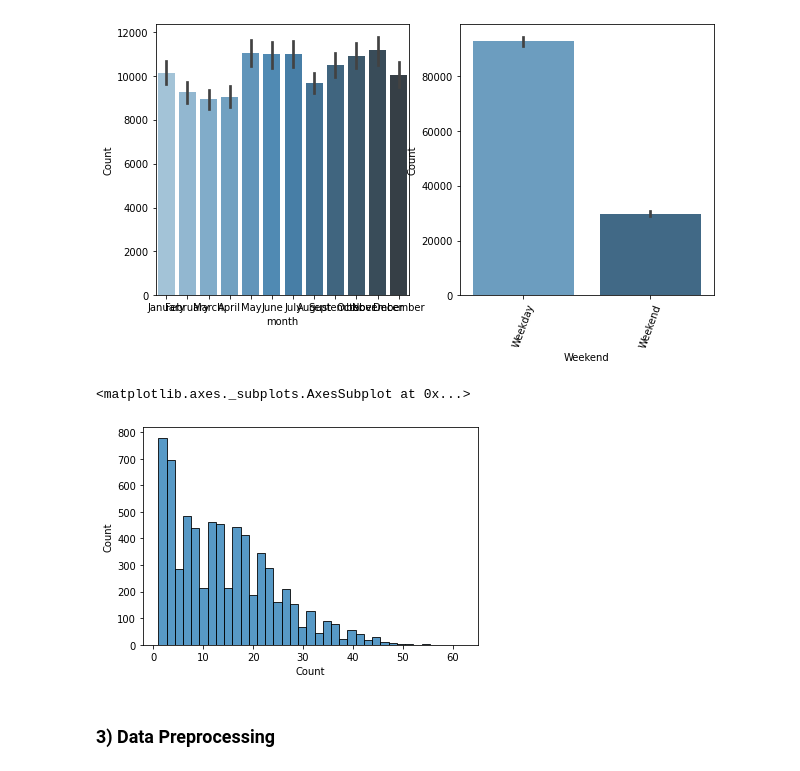
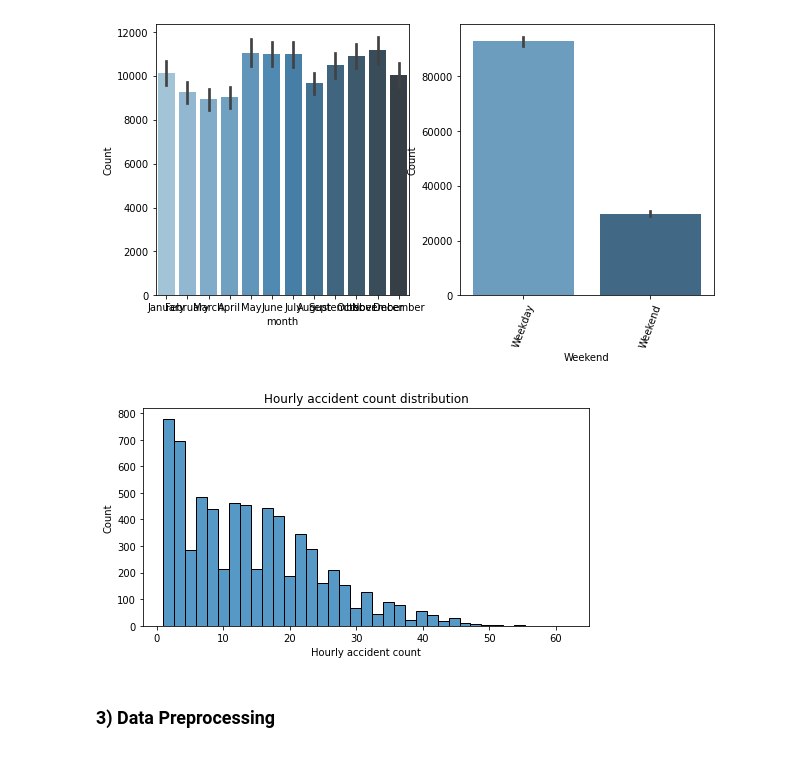
Before and after one commit to vincm1/UK_accidents, a Jupyter notebook: Final_assignment_Big_Data_for_Decision_Making_(2021_22_BNK432_NO02_A).ipynb, the cells around one changed output. Cells and saved outputs as stored; diff of their text form; code cells hidden in the pictures.

```diff
--- a/Final_assignment_Big_Data_for_Decision_Making_(2021_22_BNK432_NO02_A).ipynb
+++ b/Final_assignment_Big_Data_for_Decision_Making_(2021_22_BNK432_NO02_A).ipynb
@@ -255,11 +224,14 @@ sns.barplot(ax=axes[1], data=df, x='Weekend', y='Count',estimator=sum,palette="B
 plt.show()
 # %% [output]
 [figure]
-# %%
-sns.histplot(data=train_set, x="Count")
-# %% [output]
-<matplotlib.axes._subplots.AxesSubplot at 0x...>
-[figure, removed]
+# %%
+plt.figure(figsize=(8,4))
+sns.histplot(data=train_set, x="Count")
+plt.title("Hourly accident count distribution")
+plt.xlabel("Hourly accident count")
+plt.show()
+# %% [output]
+[figure, added]
 # %% [markdown]
 ### 3) **Data Preprocessing**
 # %%
```
Also changed, not shown: parts of 40 cells of this notebook.
